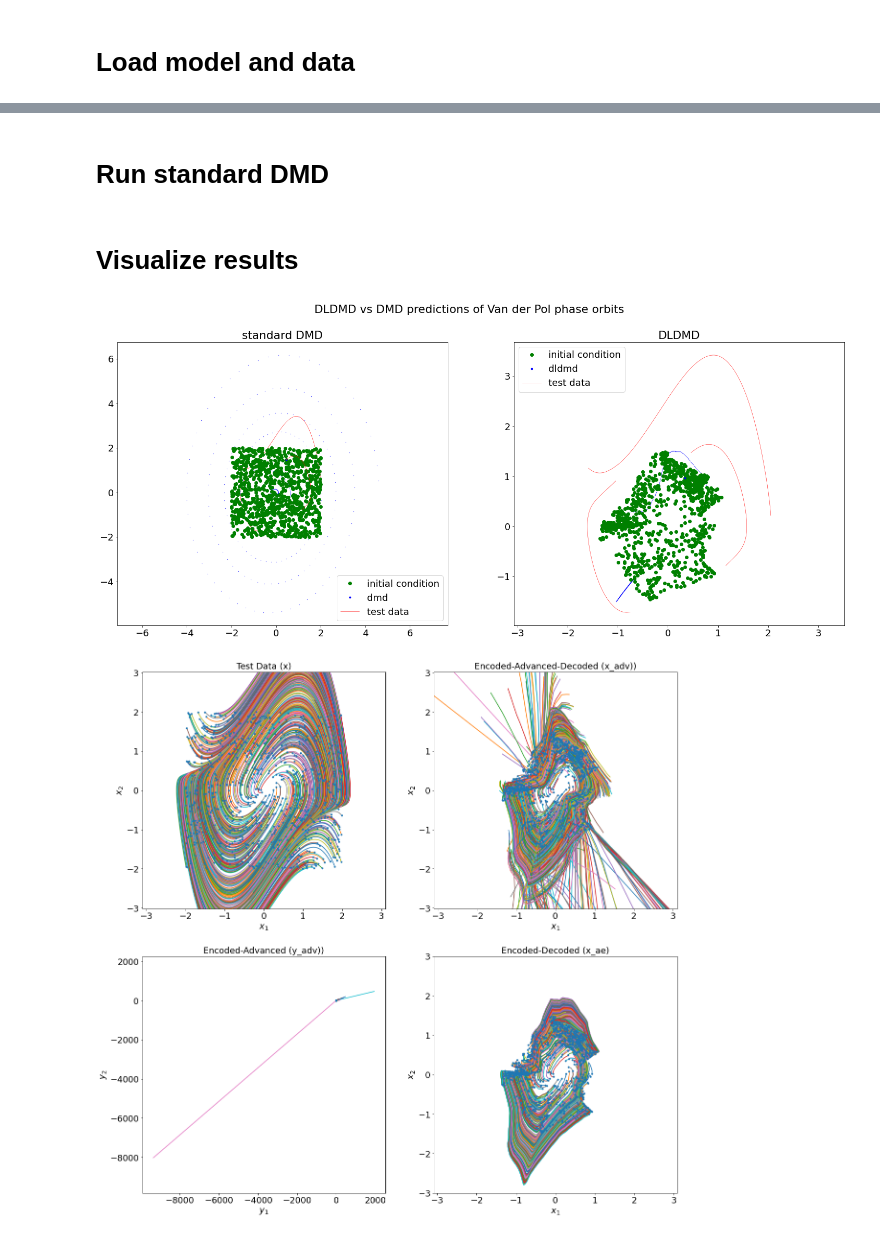
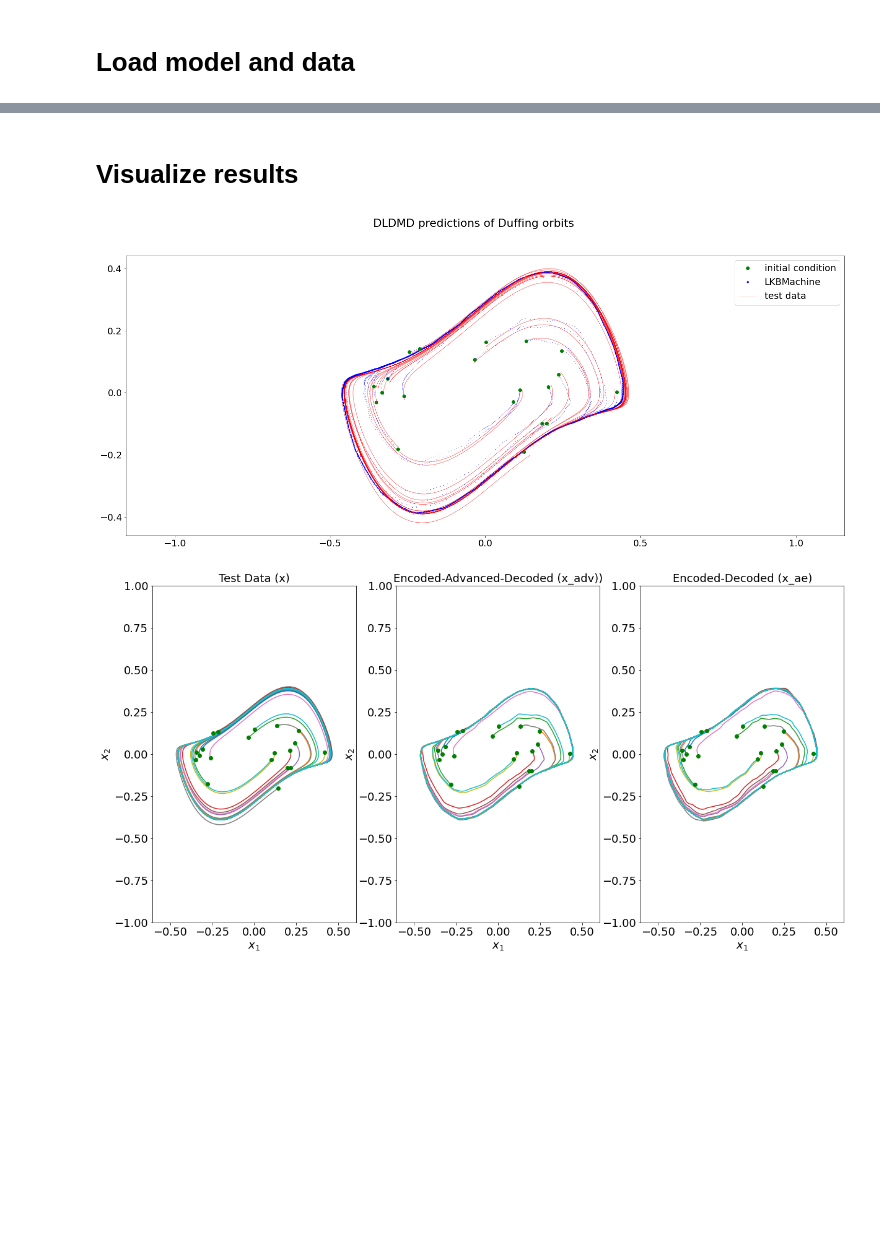
Before and after one commit to JayLago/DLDMD, a Jupyter notebook: examples/van_der_pol/Analysis_VanDerPol.ipynb, the cells around one changed output, grey strips where cells are left out. Cells and saved outputs as stored; diff of their text form; code cells hidden in the pictures; blank space fills up the shorter version.

Commit message:
Updated Duffing and VanDerPol analysis notebooks

```diff
--- a/examples/van_der_pol/Analysis_VanDerPol.ipynb
+++ b/examples/van_der_pol/Analysis_VanDerPol.ipynb
@@ -154,2 +99,0 @@ Log10 Loss: 3.5549056
-# %% [markdown]
-# Run standard DMD
@@ -160,68 +100,55 @@ x_dmd = x_dmd_r
 # %% [markdown]
 # Visualize results
 # %%
+skip = 10
+
 fig = plt.figure(3141, figsize=(25,10))
-ax1 = plt.subplot(1, 2, 1)
-ax2 = plt.subplot(1, 2, 2)
-for ii in range(0, test_data.shape[0], 100):
+ax1 = plt.subplot(1, 1, 1)
+for ii in range(0, test_data.shape[0], skip):
     ax1.plot(test_data[ii, :, 0], test_data[ii, :, 1], 'r-', lw=0.5)
-    ax1.plot(x_dmd[ii, :, 0], x_dmd[ii, :, 1], 'b.', ms=0.5)
-    ax2.plot(test_data[ii, :, 0], test_data[ii, :, 1], 'r-', lw=0.5)
-    ax2.plot(x_adv[ii, :, 0], x_adv[ii, :, 1], 'b.', ms=0.5)
-ax1.plot(x_dmd[:, 0, 0], x_dmd[:, 0, 1], 'go', label='initial condition')
-ax2.plot(x_adv[:, 0, 0], x_adv[:, 0, 1], 'go', label='initial condition')
-ax1.plot(x_dmd[0, 0, 0], x_dmd[0, 0, 1], 'b.', label='dmd')
-ax2.plot(x_adv[0, 0, 0], x_adv[0, 0, 1], 'b.', label='dldmd')
+    ax1.plot(x_adv[ii, :, 0], x_adv[ii, :, 1], 'b.', ms=0.5)
+ax1.plot(x_adv[::10, 0, 0], x_adv[::10, 0, 1], 'go', label='initial condition')
+ax1.plot(x_adv[0, 0, 0], x_adv[0, 0, 1], 'b.', label='LKBMachine')
 ax1.plot(test_data[0, :, 0], test_data[0, :, 1], 'r-', lw=0.5, label='test data')
-ax2.plot(test_data[0, :, 0], test_data[0, :, 1], 'r-', lw=0.5, label='test data')
 ax1.legend()
-ax2.legend()
 ax1.axis('equal')
-ax2.axis('equal')
-ax1.set_title('standard DMD')
-ax2.set_title('DLDMD')
-plt.suptitle("DLDMD vs DMD predictions of Van Der Pol phase orbits")
+plt.suptitle("DLDMD predictions of Duffing orbits")
 plt.show()
 # %% [output]
-[figure, old version]
+[figure, new version]
 # %%
-fig = plt.figure(1, figsize=(20,20))
-ax1 = plt.subplot(2, 2, 1)
-ax2 = plt.subplot(2, 2, 2)
-ax3 = plt.subplot(2, 2, 3)
-ax4 = plt.subplot(2, 2, 4)
-for ii in range(test_data.shape[0]):
+skip = 10
+
+fig = plt.figure(1, figsize=(20,10))
+ax1 = plt.subplot(1, 3, 1)
+ax2 = plt.subplot(1, 3, 2)
+ax3 = plt.subplot(1, 3, 3)
+for ii in range(0, test_data.shape[0], skip):
     ax1.plot(test_data[ii, :, 0], test_data[ii, :, 1], '-')
     ax2.plot(x_adv[ii, :, 0], x_adv[ii, :, 1], '-')
-    ax3.plot(y_adv[ii, :, 0], y_adv[ii, :, 1], '-')
-    ax4.plot(x_ae[ii, :, 0], x_ae[ii, :, 1], '-')
-ax1.plot(test_data[:, 0, 0], test_data[:, 0, 1], '.')
-ax2.plot(x_adv[:, 0, 0], x_adv[:, 0, 1], '.')
-ax3.plot(y_adv[:, 0, 0], y_adv[:, 0, 1], '.')
-ax4.plot(x_ae[:, 0, 0], x_ae[:, 0, 1], '.')
+    ax3.plot(x_ae[ii, :, 0], x_ae[ii, :, 1], '-')
+ax1.plot(test_data[::skip, 0, 0], test_data[::skip, 0, 1], 'go')
+ax2.plot(x_adv[::skip, 0, 0], x_adv[::skip, 0, 1], 'go')
+ax3.plot(x_ae[::skip, 0, 0], x_ae[::skip, 0, 1], 'go')
 ax1.axis('equal')
-ax1.set_xlim([-3.1, 3.1])
-ax1.set_ylim([-3.0, 3.0])
+ax1.set_xlim([-1, 1])
+ax1.set_ylim([-1, 1])
 ax1.set_xlabel("$x_1$", fontsize=fontsize)
 ax1.set_ylabel("$x_2$", fontsize=fontsize)
 ax1.set_title("Test Data (x)", fontsize=fontsize)
 ax2.axis('equal')
-ax2.set_xlim([-3.1, 3.1])
-ax2.set_ylim([-3.0, 3.0])
+ax2.set_xlim([-1, 1])
+ax2.set_ylim([-1, 1])
 ax2.set_xlabel("$x_1$", fontsize=fontsize)
 ax2.set_ylabel("$x_2$", fontsize=fontsize)
 ax2.set_title("Encoded-Advanced-Decoded (x_adv))", fontsize=fontsize)
 ax3.axis('equal')
-ax3.set_xlabel("$y_1$", fontsize=fontsize)
-ax3.set_ylabel("$y_2$", fontsize=fontsize)
-ax3.set_title("Encoded-Advanced (y_adv))", fontsize=fontsize)
-ax4.axis('equal')
-ax4.set_xlim([-3.1, 3.1])
-ax4.set_ylim([-3.0, 3.0])
-ax4.set_xlabel("$x_1$", fontsize=fontsize)
-ax4.set_ylabel("$x_2$", fontsize=fontsize)
-ax4.set_title("Encoded-Decoded (x_ae)", fontsize=fontsize)
+ax3.set_xlim([-1, 1])
+ax3.set_ylim([-1, 1])
+ax3.set_xlabel("$x_1$", fontsize=fontsize)
+ax3.set_ylabel("$x_2$", fontsize=fontsize)
+ax3.set_title("Encoded-Decoded (x_ae)", fontsize=fontsize)
 
 plt.show()
 # %% [output]
-[figure, old version]
+[figure, new version]
```
Also changed, not shown: parts of 11 cells of this notebook, 5 other files.
